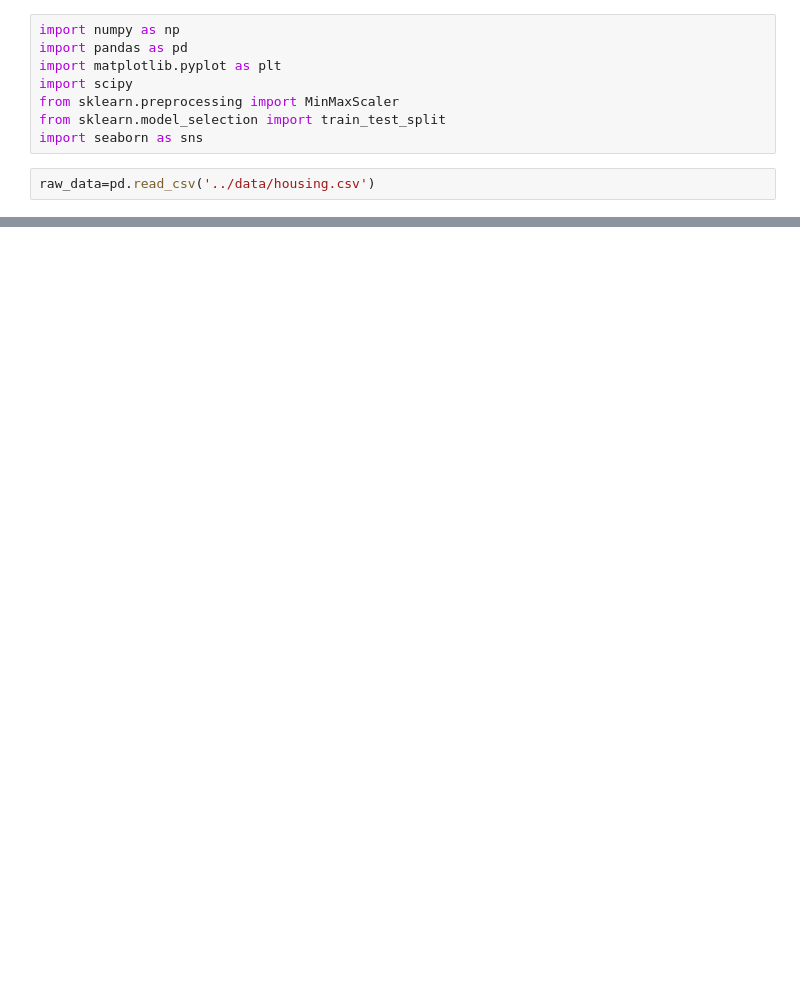
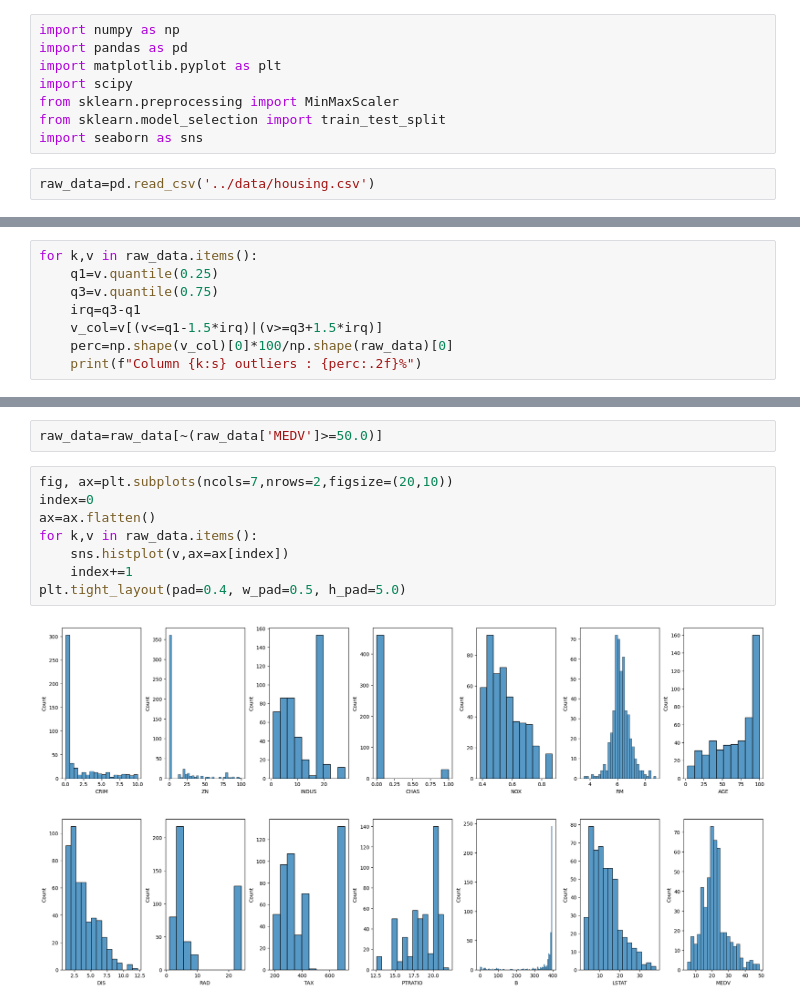
Before and after one commit to garlicnooodles/supervised-learning, a Jupyter notebook: housing/notebooks/EDA.ipynb, the cells around one changed output, grey strips where cells are left out. Saved outputs shown, nothing was run; the diff lists cells and outputs as text; blank space fills up the shorter version.

```diff
--- a/housing/notebooks/EDA.ipynb
+++ b/housing/notebooks/EDA.ipynb
@@ -46,0 +33,8 @@ raw_data_scaled_minmax.to_csv('../data/raw_data.csv')
+# %%
+for k,v in raw_data.items():
+    q1=v.quantile(0.25)
+    q3=v.quantile(0.75)
+    irq=q3-q1
+    v_col=v[(v<=q1-1.5*irq)|(v>=q3+1.5*irq)]
+    perc=np.shape(v_col)[0]*100/np.shape(raw_data)[0]
+    print(f"Column {k:s} outliers : {perc:.2f}%")
@@ -46,0 +56,12 @@ raw_data_scaled_minmax.to_csv('../data/raw_data.csv')
+# %%
+raw_data=raw_data[~(raw_data['MEDV']>=50.0)]
+# %%
+fig, ax=plt.subplots(ncols=7,nrows=2,figsize=(20,10))
+index=0
+ax=ax.flatten()
+for k,v in raw_data.items():
+    sns.histplot(v,ax=ax[index])
+    index+=1
+plt.tight_layout(pad=0.4, w_pad=0.5, h_pad=5.0)
+# %% [output]
+[figure, added]
```
Also changed, not shown: parts of 8 cells of this notebook, 1 other file.
